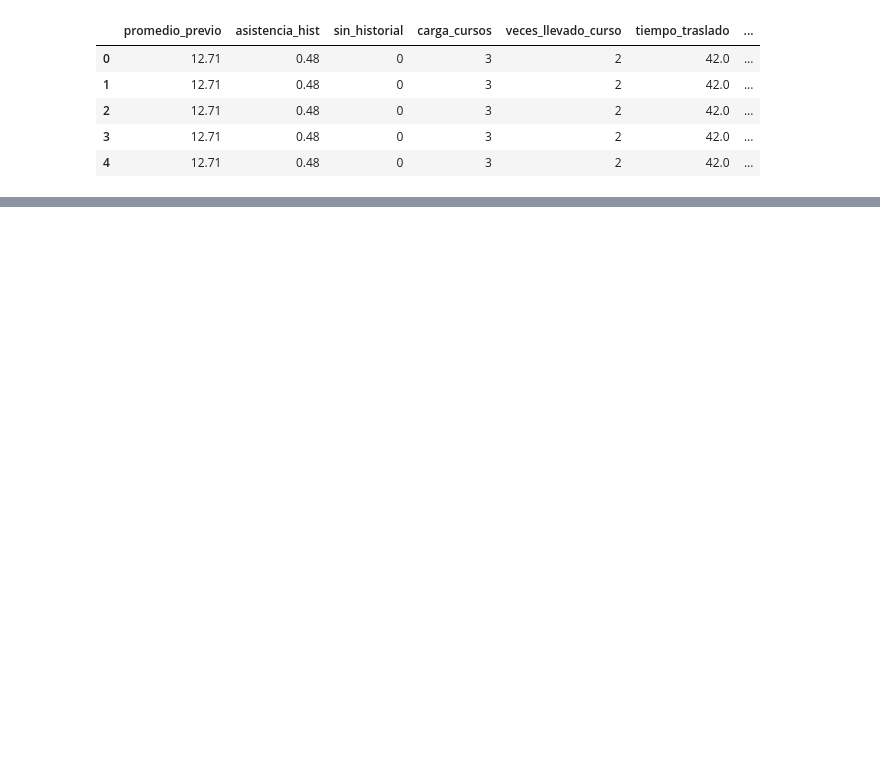
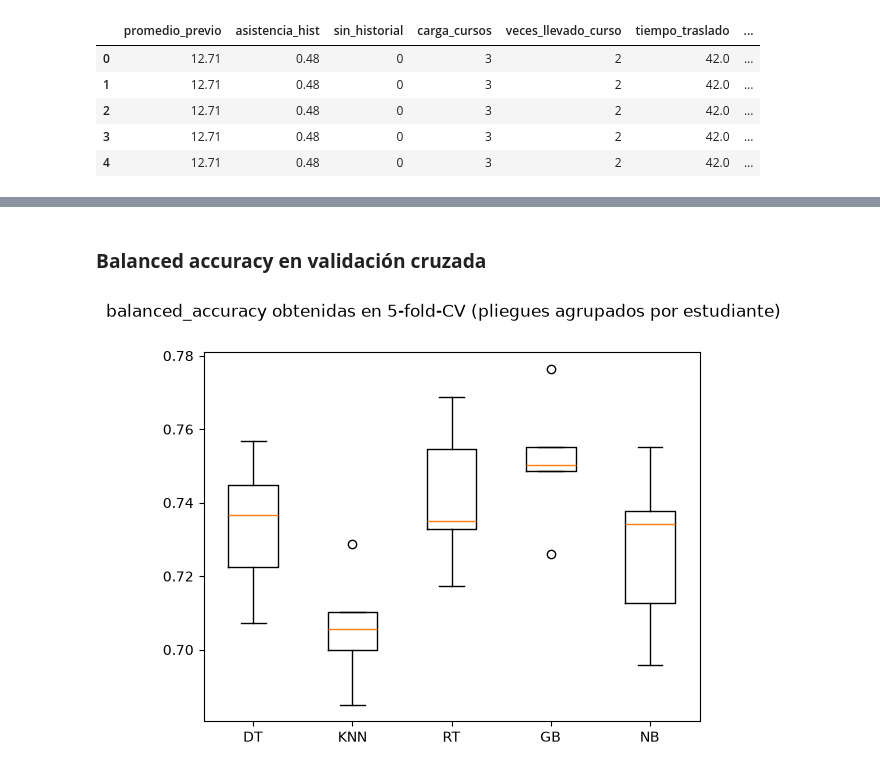
Before and after one commit to SebastianHuertaF/Proyecto-IA-Modelo-predictivo-de-asistencia-a-asesor-as-, a Jupyter notebook: Modelo_Prediccion_Asesorias.ipynb, the cells around one changed output, grey strips where cells are left out. Drawn from its saved outputs; the diff is of its cells as text; code cells hidden in the pictures; blank space fills up the shorter version.

```diff
--- a/Modelo_Prediccion_Asesorias.ipynb
+++ b/Modelo_Prediccion_Asesorias.ipynb
@@ -438,0 +229,12 @@ Score RT: 0.8001307429495818 +/- 0.0029580300108972297
+# %%
+# Ajustamos los hiperparámetros de cada pipeline de ML con GridSearchCV en los 5 pliegues por estudiante
+busquedas = {}
+
+#  evalua cada combinacion de hiperparametros en crosvalidacion y se queda con la de mayor F1
+for pipelinename, pipeline, grilla in pipelines:
+    busqueda = GridSearchCV(pipeline, grilla, scoring='f1', cv=cv, n_jobs=-1, return_train_score=True)
+    busqueda.fit(X_train, y_train)
+    busquedas[pipelinename] = busqueda
+    std = busqueda.cv_results_['std_test_score'][busqueda.best_index_]
+    print("{}: {} ({})".format(pipelinename, busqueda.best_score_, std))
+    print("    mejores hiperparametros: {}".format(busqueda.best_params_))
@@ -438,0 +254,5 @@ Score RT: 0.8001307429495818 +/- 0.0029580300108972297
+# %%
+#definicion de modelos a comparar: la línea base y cada modelo con sus mejores hiperparámetros
+modelos = {'Línea base': make_pipeline(preprocesamiento(), MinMaxScaler(), DummyClassifier(strategy='most_frequent'))}  # siempre predice "asiste"
+for nombre, busqueda in busquedas.items():
+    modelos[nombre] = busqueda.best_estimator_
@@ -438,0 +262,11 @@ Score RT: 0.8001307429495818 +/- 0.0029580300108972297
+# %%
+# validación cruzada con los mismos pliegues agrupados por estudiante
+metricas = ['accuracy', 'balanced_accuracy', 'precision', 'recall', 'f1', 'roc_auc']
+
+resultados_cv = {}
+scores_cv = {}  # puntajes de cada pliegue, para la gráfica
+for nombre, modelo in modelos.items():
+    scores = cross_validate(modelo, X_train, y_train, cv=cv, scoring=metricas)
+    scores_cv[nombre] = scores
+    resultados_cv[nombre] = {m: f"{scores[f'test_{m}'].mean():.3f} +/- {scores[f'test_{m}'].std():.3f}" for m in metricas}
+display(pd.DataFrame(resultados_cv).T)
@@ -438,0 +281,16 @@ Score RT: 0.8001307429495818 +/- 0.0029580300108972297
+# %% [markdown]
+### **Balanced accuracy en validación cruzada**
+# %%
+# Muestra graficamente los resultados de balanced_accuracy en crossvalidacion de los modelos evaluados
+# sin la línea base, que siempre obtiene 0.5
+results = [scores['test_balanced_accuracy'] for nombre, scores in scores_cv.items() if nombre != 'Línea base']
+names = [nombre for nombre in scores_cv if nombre != 'Línea base']
+
+fig = plt.figure()
+fig.suptitle('balanced_accuracy obtenidas en 5-fold-CV (pliegues agrupados por estudiante)')
+ax = fig.add_subplot(111)
+plt.boxplot(results)
+ax.set_xticklabels(names)
+plt.show()
+# %% [output]
+[figure, added]
```
Also changed, not shown: parts of 62 cells of this notebook, 8 other files.
